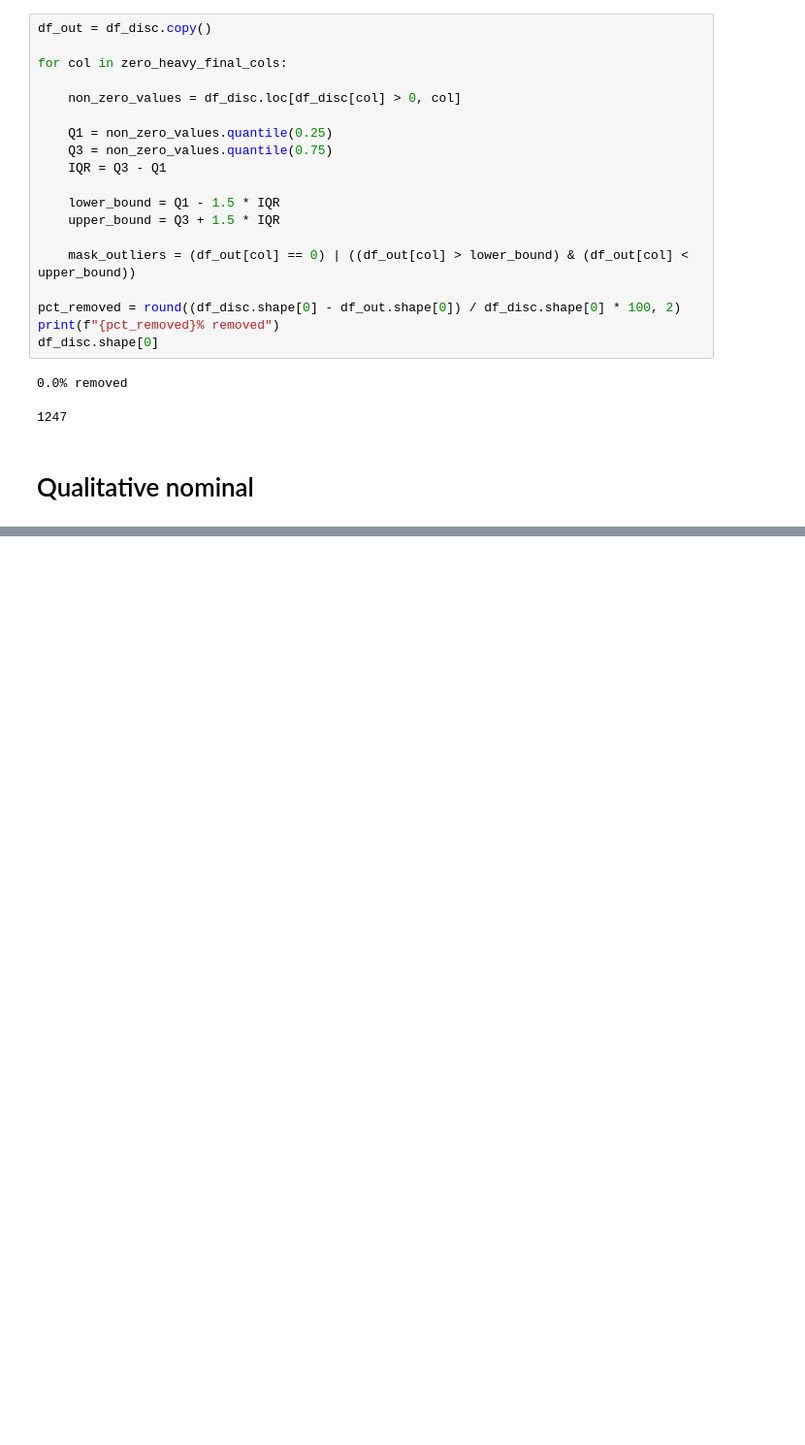
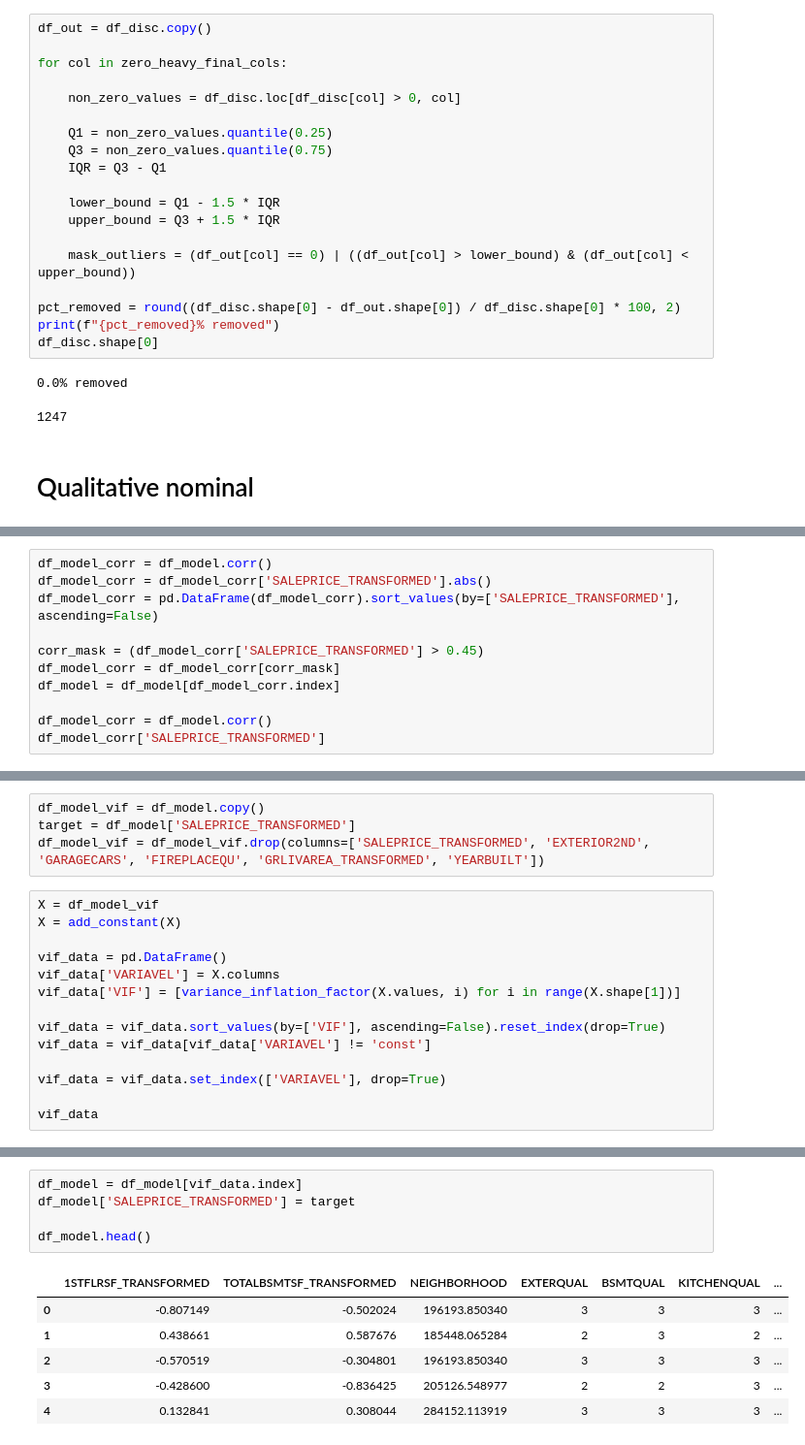
Before and after one commit to lucasamtaylor01/KaggleHousePrices, a Jupyter notebook: noteboks/03_feature_engineering.ipynb, the cells around one changed output, grey strips where cells are left out. Shown at 97% size. Drawn from its saved outputs; the diff is of its cells as text; blank space fills up the shorter version.

```diff
--- a/noteboks/03_feature_engineering.ipynb
+++ b/noteboks/03_feature_engineering.ipynb
@@ -629,0 +681,11 @@ df_disc.shape[0]
+# %%
+df_model_corr = df_model.corr()
+df_model_corr = df_model_corr['SALEPRICE_TRANSFORMED'].abs()
+df_model_corr = pd.DataFrame(df_model_corr).sort_values(by=['SALEPRICE_TRANSFORMED'], ascending=False)
+
+corr_mask = (df_model_corr['SALEPRICE_TRANSFORMED'] > 0.45)
+df_model_corr = df_model_corr[corr_mask]
+df_model = df_model[df_model_corr.index]
+
+df_model_corr = df_model.corr()
+df_model_corr['SALEPRICE_TRANSFORMED']
@@ -629,0 +710,18 @@ df_disc.shape[0]
+# %%
+df_model_vif = df_model.copy()
+target = df_model['SALEPRICE_TRANSFORMED']
+df_model_vif = df_model_vif.drop(columns=['SALEPRICE_TRANSFORMED', 'EXTERIOR2ND', 'GARAGECARS', 'FIREPLACEQU', 'GRLIVAREA_TRANSFORMED', 'YEARBUILT'])
+# %%
+X = df_model_vif
+X = add_constant(X)
+
+vif_data = pd.DataFrame()
+vif_data['VARIAVEL'] = X.columns
+vif_data['VIF'] = [variance_inflation_factor(X.values, i) for i in range(X.shape[1])]
+
+vif_data = vif_data.sort_values(by=['VIF'], ascending=False).reset_index(drop=True)
+vif_data = vif_data[vif_data['VARIAVEL'] != 'const']
+
+vif_data = vif_data.set_index(['VARIAVEL'], drop=True)
+
+vif_data
@@ -629,0 +747,12 @@ df_disc.shape[0]
+# %%
+df_model = df_model[vif_data.index]
+df_model['SALEPRICE_TRANSFORMED'] = target
+
+df_model.head()
+# %% [output]
+|  | 1STFLRSF_TRANSFORMED | TOTALBSMTSF_TRANSFORMED | NEIGHBORHOOD | EXTERQUAL | BSMTQUAL | KITCHENQUAL | ... |
+| 0 | -0.807149 | -0.502024 | 196193.850340 | 3 | 3 | 3 | ... |
+| 1 | 0.438661 | 0.587676 | 185448.065284 | 2 | 3 | 2 | ... |
+| 2 | -0.570519 | -0.304801 | 196193.850340 | 3 | 3 | 3 | ... |
+| 3 | -0.428600 | -0.836425 | 205126.548977 | 2 | 2 | 3 | ... |
+| 4 | 0.132841 | 0.308044 | 284152.113919 | 3 | 3 | 3 | ... |
```
Also changed, not shown: parts of 8 cells of this notebook, 1 other file.
